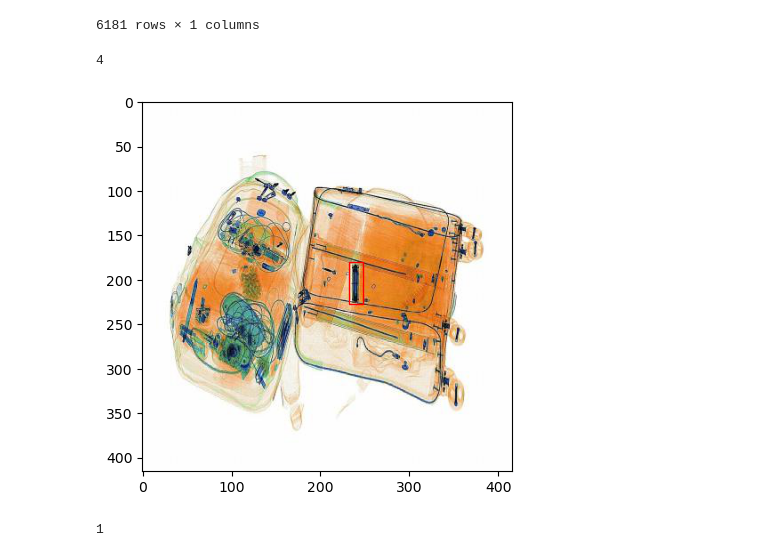
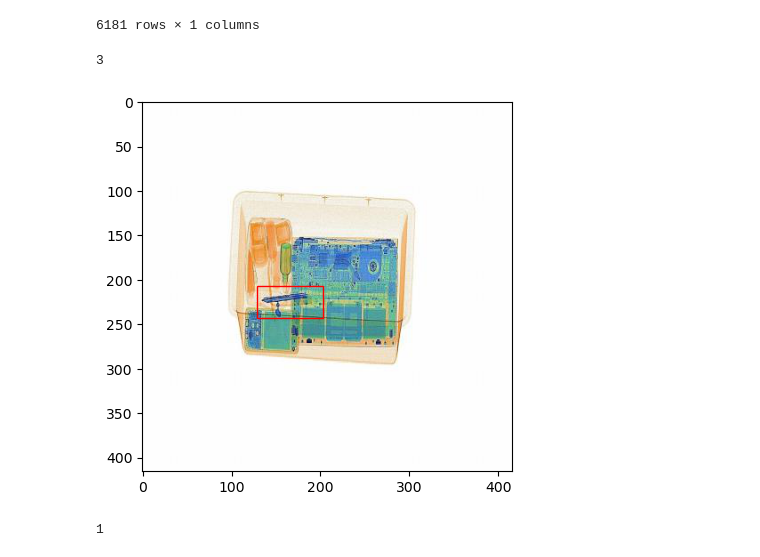
Before and after one commit to FTDS-assignment-bay/p2-final-project-ftds-hck-026, a Jupyter notebook: load_data.ipynb, the cells around one changed output. Drawn from its saved outputs; the diff is of its cells as text; code cells hidden in the pictures.

```diff
--- a/load_data.ipynb
+++ b/load_data.ipynb
@@ -106,21 +106,21 @@ images_path_df
 6181 rows × 1 columns
 # %%
 fig, ax = plt.subplots(1)
-index = 2033
+index = 2048
 
 x_start = df["x_center"][index][0] - df["width"][index][0] / 2
 y_start = df["y_center"][index][0] - df["height"][index][0] / 2
 
 rect = patches.Rectangle((x_start * 416, y_start * 416), df["width"][index][0] * 416, df["height"][index][0] * 416, edgecolor="red", facecolor="none")
 
 ax.add_patch(rect)
 ax.imshow(Image.open(TRAIN_DATASET_PATH + "images/" + images_path_df["images"][index]))
 print(df["labels"][index][0])
 
 plt.show()
 # %% [output]
-4
+3
-[figure, old version]
+[figure, new version]
 # %%
 plt.plot(df["x_center"][1993][0] * 416, df["y_center"][1993][0] * 416, marker='o', markersize=2, color="red")
 plt.imshow(Image.open(TRAIN_DATASET_PATH + "images/" + images_path_df["images"][1993]))
```
Also changed, not shown: parts of 1 cell of this notebook.
